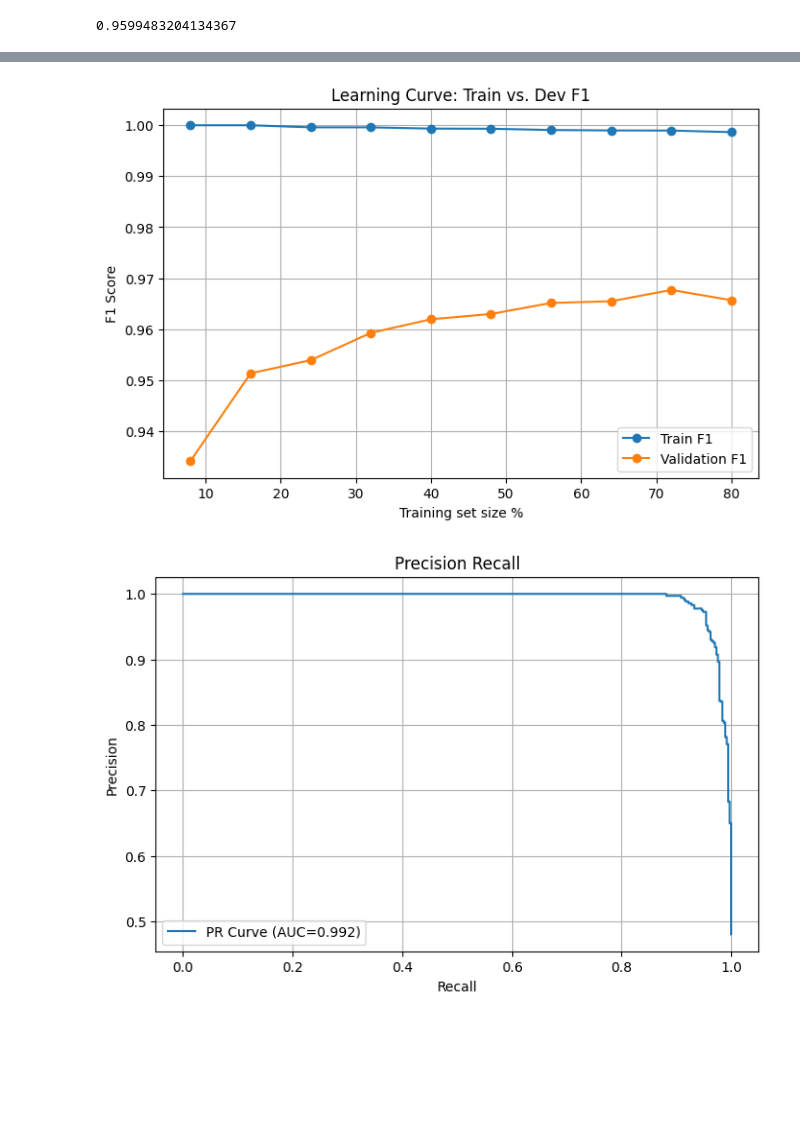
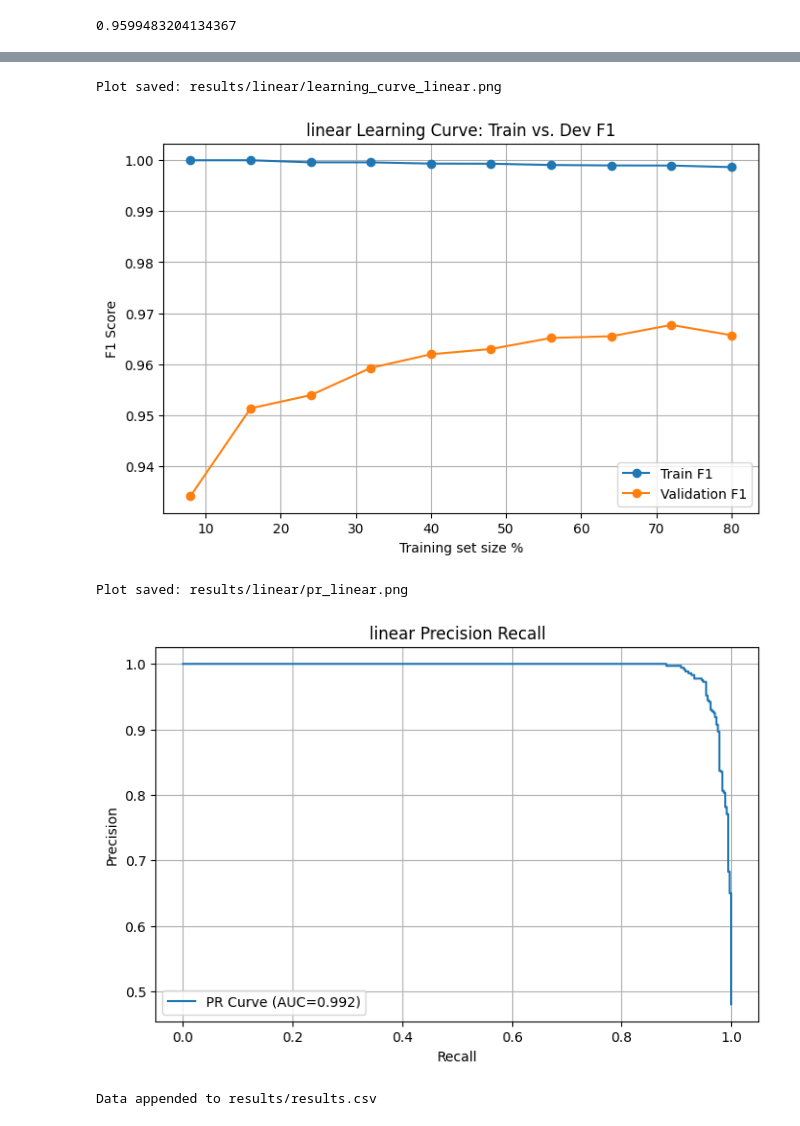
Before and after one commit to GriffinMichalak/nlp-final-project, a Jupyter notebook: Linear.ipynb, the cells around one changed output, grey strips where cells are left out. Drawn from its saved outputs; the diff is of its cells as text; code cells hidden in the pictures; blank space fills up the shorter version.

```diff
--- a/Linear.ipynb
+++ b/Linear.ipynb
@@ -121,34 +134,57 @@ train_sizes, train_scores, test_scores = learning_curve(
     scoring='f1',
     n_jobs=-1,
     train_sizes=np.linspace(0.1, 1.0, 10),
     shuffle=True,
     random_state=42
 )
 train_mean = train_scores.mean(axis=1)
 test_mean = test_scores.mean(axis=1)
 
 plt.figure(figsize=(8,5))
 plt.plot(train_sizes * 100 / train_vectors.shape[0], train_mean, marker='o', label='Train F1')
 plt.plot(train_sizes * 100 / train_vectors.shape[0], test_mean, marker='o', label='Validation F1')
 plt.xlabel('Training set size %')
 plt.ylabel('F1 Score')
-plt.title('Learning Curve: Train vs. Dev F1')
+plt.title(f'{MODEL_NAME} Learning Curve: Train vs. Dev F1')
 plt.legend()
 plt.grid(True)
+
+# save graph
+file_name = f"results/{MODEL_NAME}/learning_curve_{MODEL_NAME}.png"
+plt.savefig(file_name)
+print(f"Plot saved: {file_name}")
+
 plt.show()
 
 # PR graph
 precision_points, recall_points, _ = precision_recall_curve(test_dep, test_probs)
 pr_auc = auc(recall_points, precision_points)
 
 plt.figure(figsize=(8,5))
 plt.plot(recall_points, precision_points, label=f'PR Curve (AUC={pr_auc:.3f})')
 plt.xlabel('Recall')
 plt.ylabel('Precision')
-plt.title('Precision Recall')
+plt.title(f'{MODEL_NAME} Precision Recall')
 plt.legend()
 plt.grid(True)
+
+# save graph
+file_name = f"results/{MODEL_NAME}/pr_{MODEL_NAME}.png"
+plt.savefig(file_name)
+print(f"Plot saved: {file_name}")
+
 plt.show()
 # %% [output]
+Plot saved: results/linear/learning_curve_linear.png
-[figure, old version]
+[figure, new version]
+Plot saved: results/linear/pr_linear.png
-[figure, old version]
+[figure, new version]
+# %%
+# lastly, save results to csv
+
+csv_file_name = "results/results.csv"
+row = [MODEL_NAME, precision, recall, f1, accuracy, pr_auc, auc_score]
+
+helpers.save_to_csv(csv_file_name, row)
+# %% [output]
+Data appended to results/results.csv
```
Also changed, not shown: parts of 3 cells of this notebook, 4 other files.
